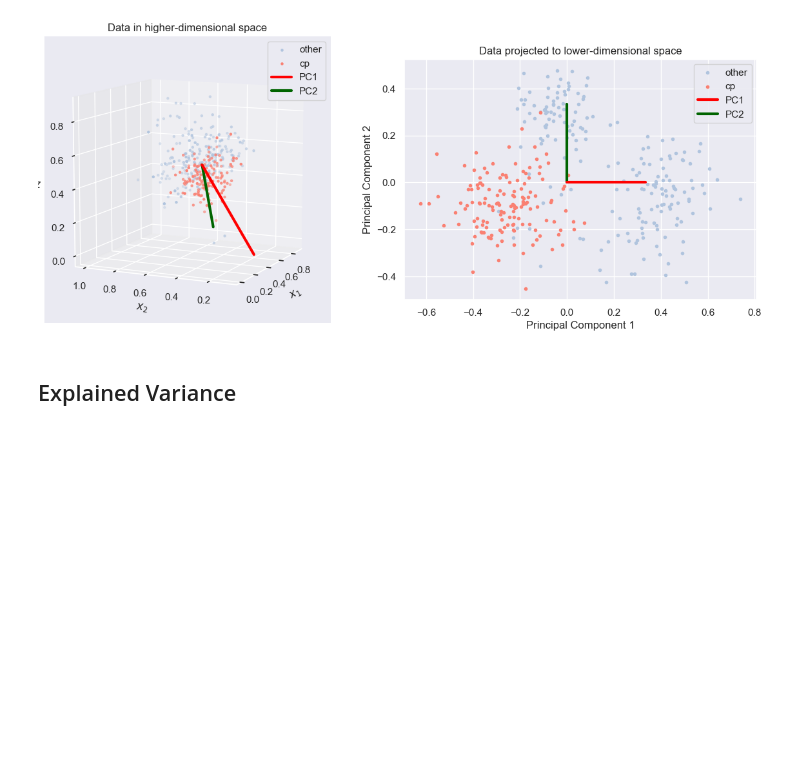
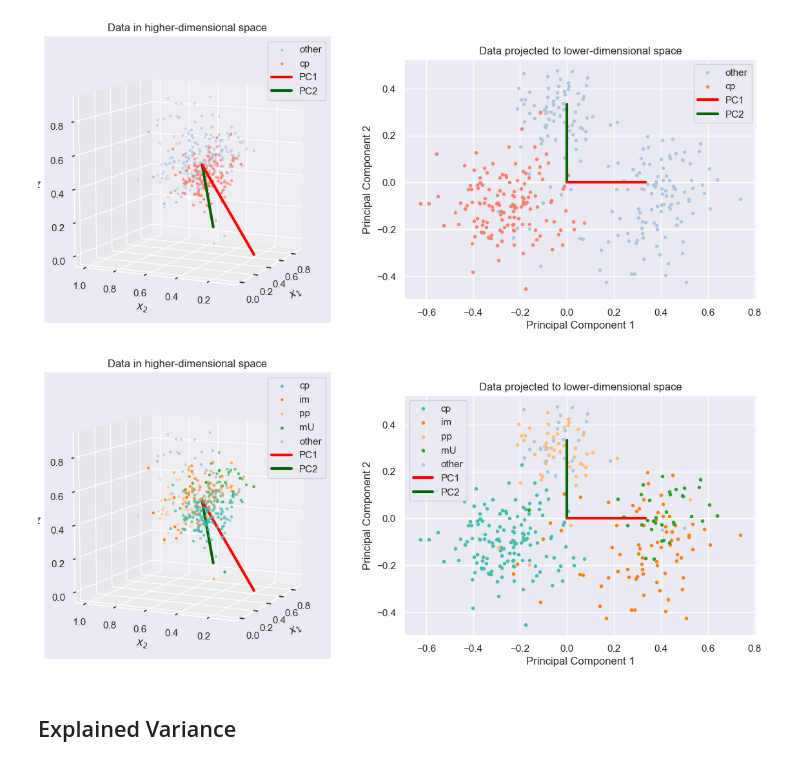
Before and after one commit to frejaroed/machine-learning-project-1, a Jupyter notebook: main.ipynb, the cells around one changed output. Cells and saved outputs as stored; diff of their text form; code cells hidden in the pictures; blank space fills up the shorter version.

```diff
--- a/main.ipynb
+++ b/main.ipynb
@@ -246,6 +252,84 @@ plt.tight_layout()
 plt.show()
 # %% [output]
 [figure]
+# %%
+# Create PCA object
+pca = PCA()
+K = 2
+M = 4
+
+# Fit and transform the data to get B
+B = pca.fit_transform(X)
+V_K = pca.components_.T[:, :K]  # PCs as columns
+
+# Define colors for the principal components
+colors = ['red', 'darkgreen', 'orange']
+
+# Define colors for your categories
+special_colors = {
+    'cp': '#44bdac',    # teal/aqua
+    'im': '#ff7f0e',    # orange
+    'pp': '#ffbb78',    # yellow
+    'mU': '#2ca02c'    # green
+}
+
+# Make sure y is a numpy array
+try:
+    y_array = y.to_numpy()  # if y is a pandas Series
+except AttributeError:
+    y_array = y
+
+# Create figure and subplot for high-dimensional data
+fig = plt.figure(figsize=(12, 5))
+ax = fig.add_subplot(121, projection='3d')
+ax.set_title('Data in higher-dimensional space')
+ax.view_init(elev=10, azim=-155)
+
+# Plot each special category
+for label, color in special_colors.items():
+    mask = (y_array == label)
+    ax.scatter(X[mask, 0], X[mask, 1], X[mask, 4], c=color, marker='.', label=label)
+
+# Plot the rest as 'other'
+mask_other = ~np.isin(y_array, list(special_colors.keys()))
+ax.scatter(X[mask_other, 0], X[mask_other, 1], X[mask_other, 4],
+           c='lightsteelblue', marker='.', label='other')
+
+# Plot lines indicating the principal components
+for i, pc in enumerate(V_K.T):
+    ax.plot([0.5, pc[0]], [0.5, pc[1]], [0.5, pc[2]], color=colors[i], lw=3, label=f'PC{i+1}', zorder=5-i)
+
+ax.set_xlabel('$x_1$')
+ax.set_ylabel('$x_2$')
+ax.set_zlabel('$z$')
+ax.set_aspect('equal')
+ax.legend()
+
+# Create subplot for projected data
+ax = fig.add_subplot(122)
+ax.set_title('Data projected to lower-dimensional space')
+
+# Plot projected data in 2D
+for label, color in special_colors.items():
+    mask = (y_array == label)
+    ax.scatter(B[mask, 0], B[mask, 1], c=color, marker='.', label=label)
+
+# Plot the rest as 'other'
+ax.scatter(B[mask_other, 0], B[mask_other, 1], c='lightsteelblue', marker='.', label='other')
+
+# Plot lines indicating the principal components in projected space
+for i, pc in enumerate(np.eye(2)):  # Projected PCs are standard basis in 2D
+    ax.plot([0, pc[0]/3], [0, pc[1]/3], color=colors[i], lw=3, label=f'PC{i+1}', zorder=5-i)
+
+ax.set_xlabel('Principal Component 1')
+ax.set_ylabel('Principal Component 2')
+ax.set_aspect('equal')
+ax.legend()
+
+plt.tight_layout()
+plt.show()
+# %% [output]
+[figure, added]
 # %% [markdown]
 ## Explained Variance
 # %%
```
Also changed, not shown: parts of 3 cells of this notebook.
